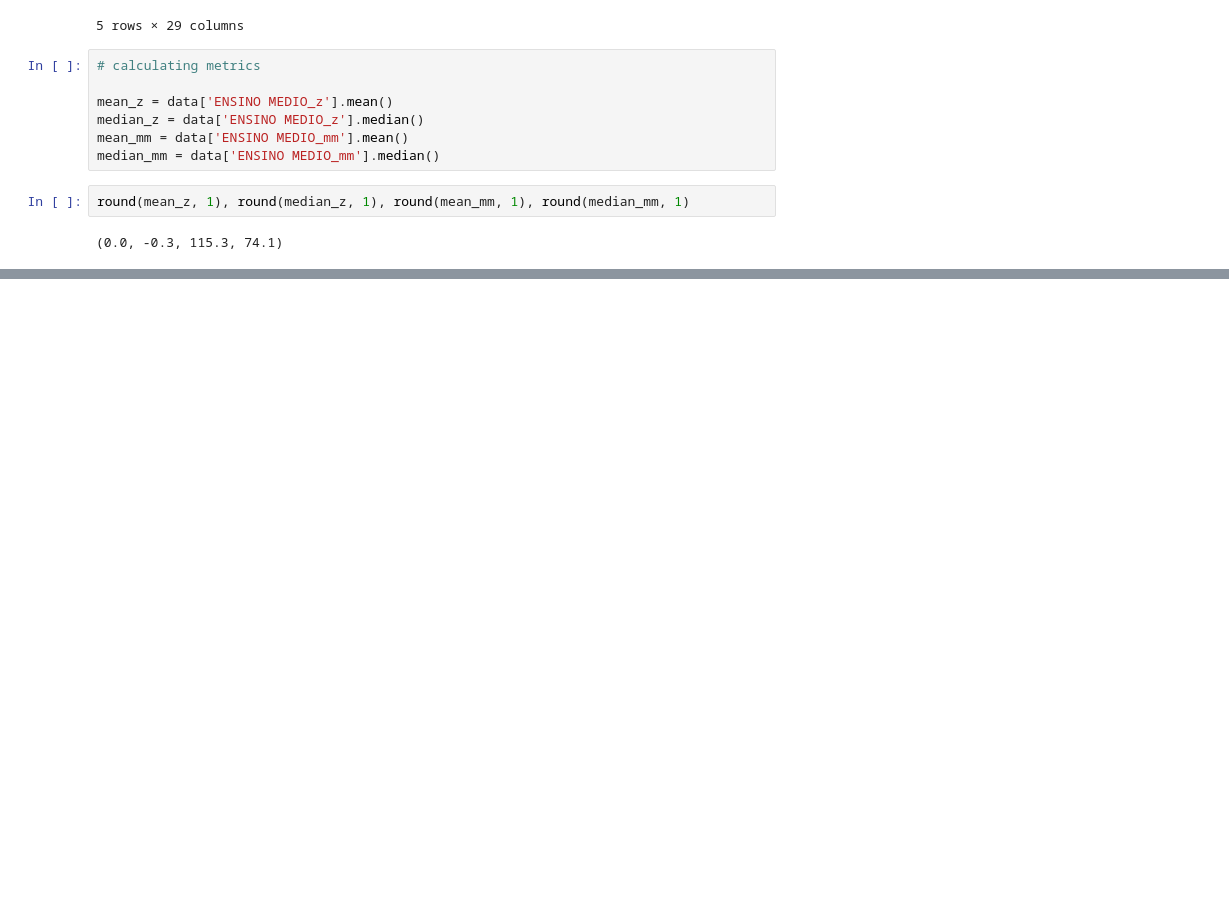
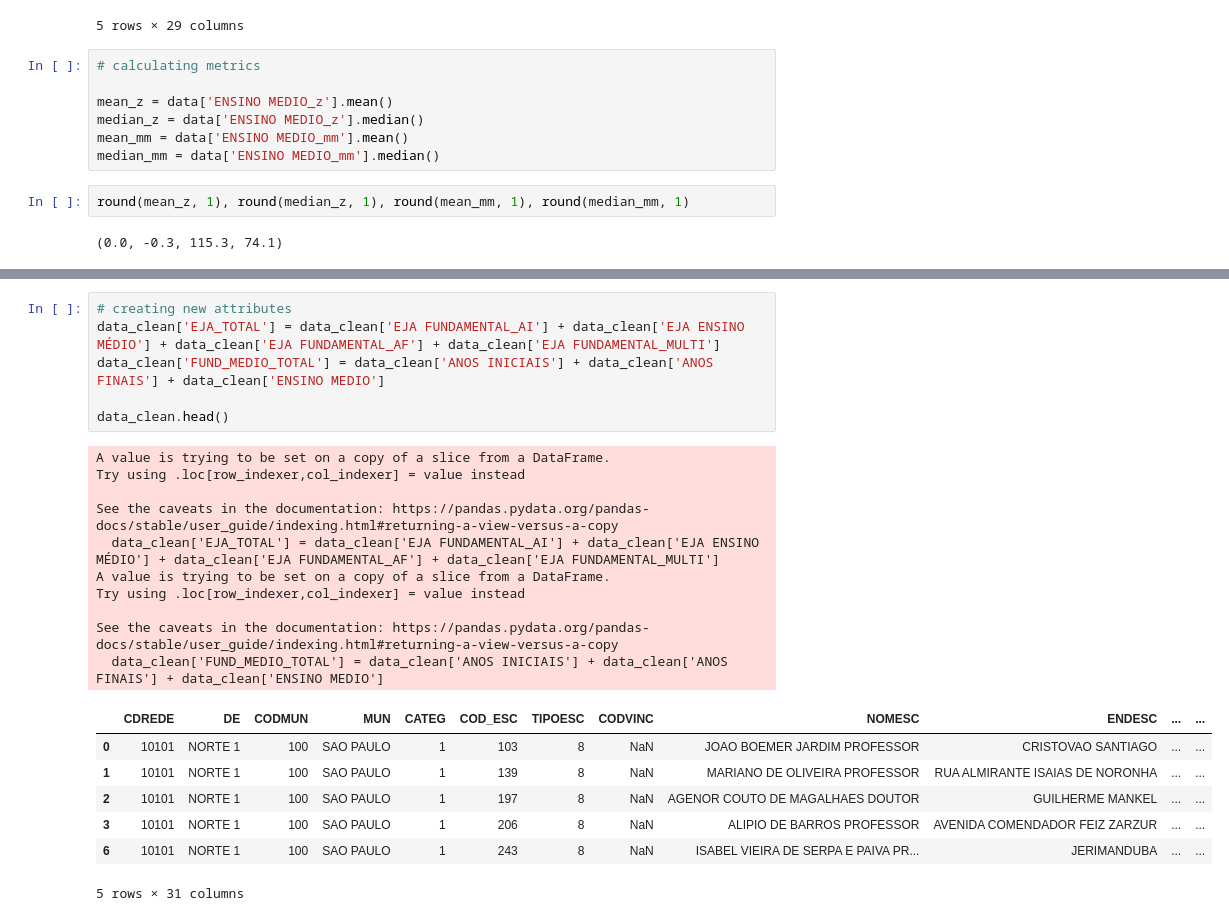
Before and after one commit to mscorzoni/Data_Collection, a Jupyter notebook: test.ipynb, the cells around one changed output, grey strips where cells are left out. Drawn from its saved outputs; the diff is of its cells as text; blank space fills up the shorter version.

Commit message:
setting new attributes

```diff
--- a/test.ipynb
+++ b/test.ipynb
@@ -100 +100,25 @@ data.head()
 5 rows × 29 columns
+# %%
+# creating new attributes
+data_clean['EJA_TOTAL'] = data_clean['EJA FUNDAMENTAL_AI'] + data_clean['EJA ENSINO MÉDIO'] + data_clean['EJA FUNDAMENTAL_AF'] + data_clean['EJA FUNDAMENTAL_MULTI']
+data_clean['FUND_MEDIO_TOTAL'] = data_clean['ANOS INICIAIS'] + data_clean['ANOS FINAIS'] + data_clean['ENSINO MEDIO']
+
+data_clean.head()
+# %% [output]
+A value is trying to be set on a copy of a slice from a DataFrame.
+Try using .loc[row_indexer,col_indexer] = value instead
+
+See the caveats in the documentation: https://pandas.pydata.org/pandas-docs/stable/user_guide/indexing.html#returning-a-view-versus-a-copy
+  data_clean['EJA_TOTAL'] = data_clean['EJA FUNDAMENTAL_AI'] + data_clean['EJA ENSINO MÉDIO'] + data_clean['EJA FUNDAMENTAL_AF'] + data_clean['EJA FUNDAMENTAL_MULTI']
+A value is trying to be set on a copy of a slice from a DataFrame.
+Try using .loc[row_indexer,col_indexer] = value instead
+
+See the caveats in the documentation: https://pandas.pydata.org/pandas-docs/stable/user_guide/indexing.html#returning-a-view-versus-a-copy
+  data_clean['FUND_MEDIO_TOTAL'] = data_clean['ANOS INICIAIS'] + data_clean['ANOS FINAIS'] + data_clean['ENSINO MEDIO']
+|  | CDREDE | DE | CODMUN | MUN | CATEG | COD_ESC | TIPOESC | CODVINC | NOMESC | ENDESC | ... | ... |
+| 0 | 10101 | NORTE 1 | 100 | SAO PAULO | 1 | 103 | 8 | NaN | JOAO BOEMER JARDIM PROFESSOR | CRISTOVAO SANTIAGO | ... | ... |
+| 1 | 10101 | NORTE 1 | 100 | SAO PAULO | 1 | 139 | 8 | NaN | MARIANO DE OLIVEIRA PROFESSOR | RUA ALMIRANTE ISAIAS DE NORONHA | ... | ... |
+| 2 | 10101 | NORTE 1 | 100 | SAO PAULO | 1 | 197 | 8 | NaN | AGENOR COUTO DE MAGALHAES DOUTOR | GUILHERME MANKEL | ... | ... |
+| 3 | 10101 | NORTE 1 | 100 | SAO PAULO | 1 | 206 | 8 | NaN | ALIPIO DE BARROS PROFESSOR | AVENIDA COMENDADOR FEIZ ZARZUR | ... | ... |
+| 6 | 10101 | NORTE 1 | 100 | SAO PAULO | 1 | 243 | 8 | NaN | ISABEL VIEIRA DE SERPA E PAIVA PR... | JERIMANDUBA | ... | ... |
+5 rows × 31 columns
```
Also changed, not shown: parts of 1 cell of this notebook.
